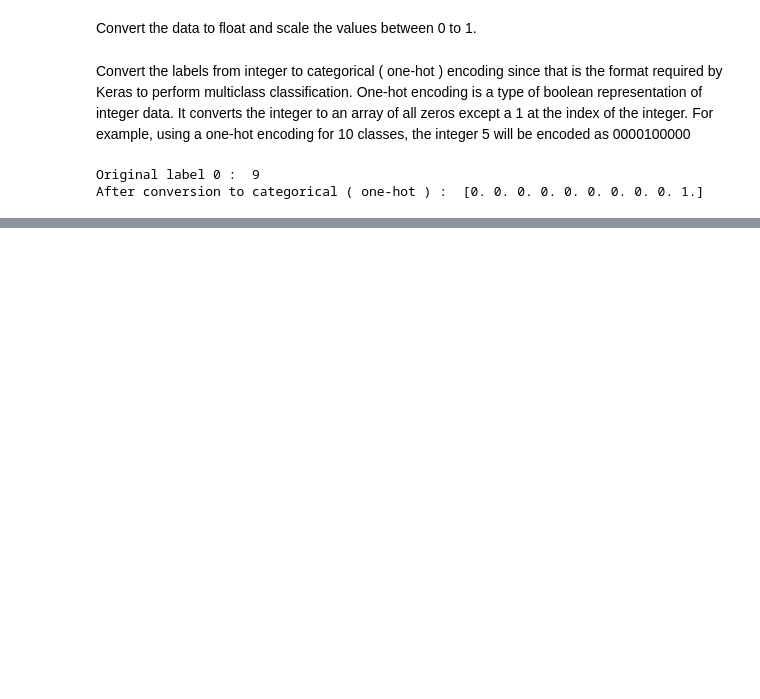
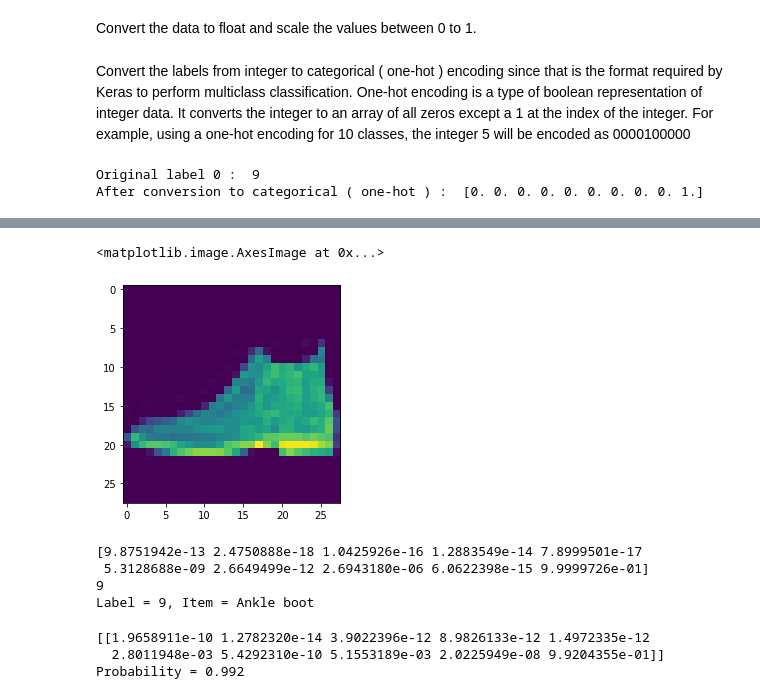
Before and after one commit to rajkamaludaya/cv_web_app, a Jupyter notebook: ImageClassificationUsingFeedForwardNeuralNetwork.ipynb, the cells around one changed output, grey strips where cells are left out. Cells and saved outputs as stored; diff of their text form; code cells hidden in the pictures; blank space fills up the shorter version.

```diff
--- a/ImageClassificationUsingFeedForwardNeuralNetwork.ipynb
+++ b/ImageClassificationUsingFeedForwardNeuralNetwork.ipynb
@@ -83,0 +190,30 @@ After conversion to categorical ( one-hot ) :  [0. 0. 0. 0. 0. 0. 0. 0. 0. 1.]
+# %%
+testSample = test_images[0,:,:]
+plt.imshow(testSample)
+# %% [output]
+<matplotlib.image.AxesImage at 0x...>
+[figure, added]
+# %%
+#label = model_reg.predict_classes(test_data[[0],:])[0]
+#print("Label = {}, Item = {}".format(label,labelMap[label]))
+
+predict_x=model.predict(test_data[[0],:])[0] # return prob of classes
+print(predict_x)
+classes_x=np.argmax(predict_x) #Return max value index
+print(classes_x)
+print("Label = {}, Item = {}".format(classes_x,labelMap[classes_x]))
+# %% [output]
+[9.8751942e-13 2.4750888e-18 1.0425926e-16 1.2883549e-14 7.8999501e-17
+ 5.3128688e-09 2.6649499e-12 2.6943180e-06 6.0622398e-15 9.9999726e-01]
+9
+Label = 9, Item = Ankle boot
+# %%
+# Predict the probabilities for each class
+prob = model_reg.predict(test_data[[0],:])
+print(prob)
+labelProb = prob[0][classes_x]
+print("Probability = {:.3f}".format(labelProb))
+# %% [output]
+[[1.9658911e-10 1.2782320e-14 3.9022396e-12 8.9826133e-12 1.4972335e-12
+  2.8011948e-03 5.4292310e-10 5.1553189e-03 2.0225949e-08 9.9204355e-01]]
+Probability = 0.992
```
Also changed, not shown: parts of 14 cells of this notebook.
